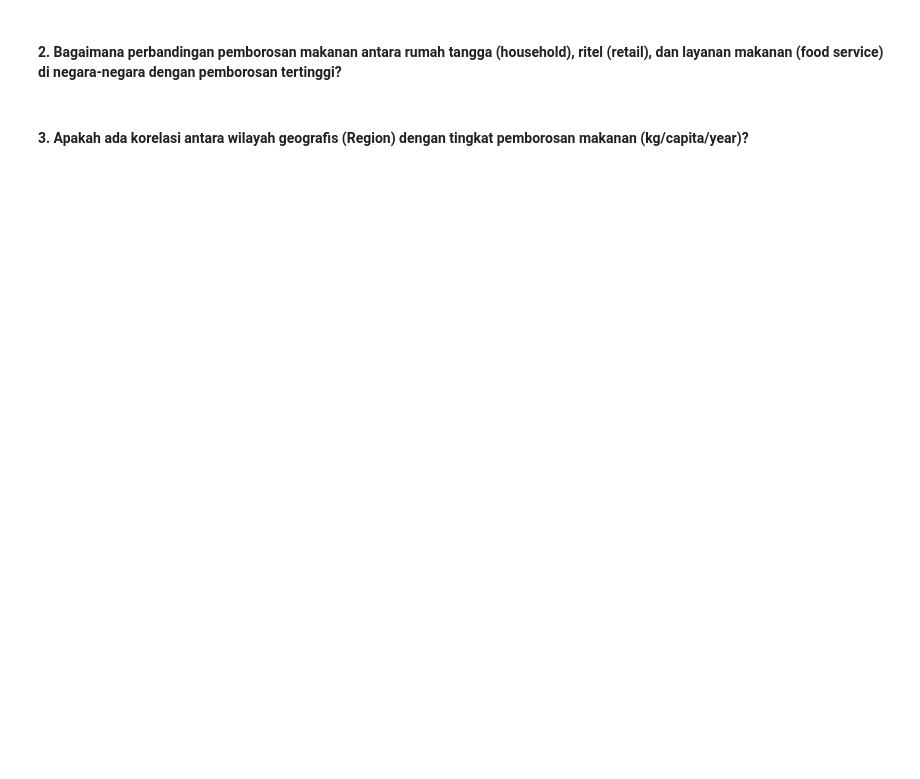
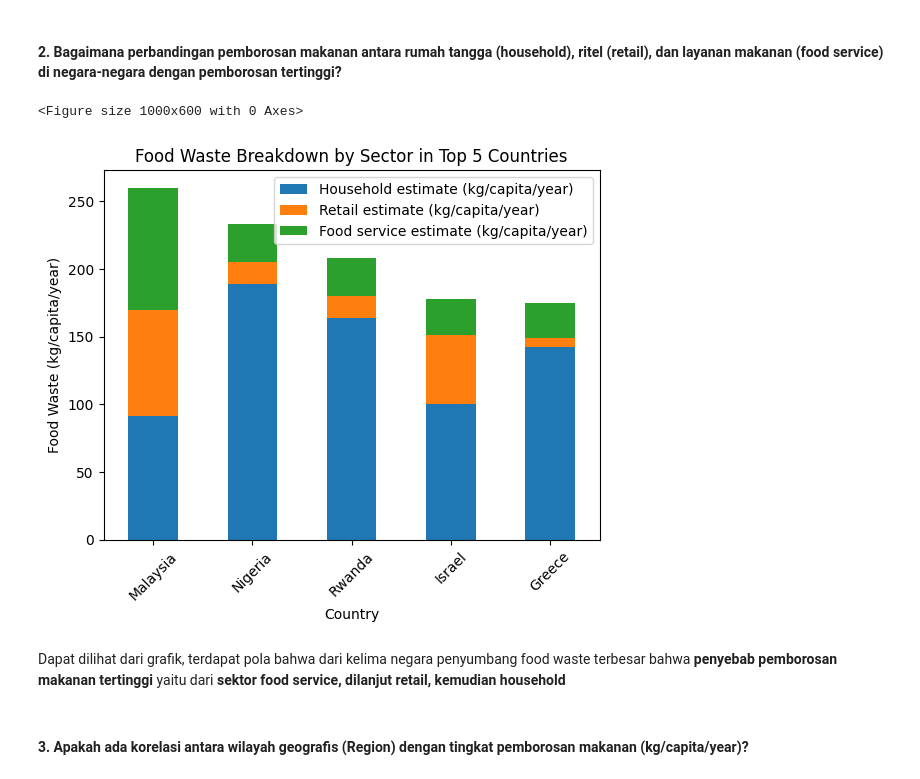
Before and after one commit to eben4ya/Food-Waste-EDA, a Jupyter notebook: Food-Waste.ipynb, the cells around one changed output. Cells and saved outputs as stored; diff of their text form; code cells hidden in the pictures; blank space fills up the shorter version.

```diff
--- a/Food-Waste.ipynb
+++ b/Food-Waste.ipynb
@@ -237,4 +257,18 @@ df1.to_csv('./food-waste-dataset/cleaned_food-waste-dataset.csv', index=False)
 # %% [markdown]
 #### **2. Bagaimana perbandingan pemborosan makanan antara rumah tangga (household), ritel (retail), dan layanan makanan (food service) di negara-negara dengan pemborosan tertinggi?**
+# %%
+plt.figure(figsize=(10, 6))
+top_countries = df1.nlargest(5, 'combined figures (kg/capita/year)')
+
+top_countries.set_index('Country')[['Household estimate (kg/capita/year)', 'Retail estimate (kg/capita/year)', 'Food service estimate (kg/capita/year)']].plot(kind='bar', stacked=True)
+plt.title('Food Waste Breakdown by Sector in Top 5 Countries')
+plt.ylabel('Food Waste (kg/capita/year)')
+plt.xticks(rotation=45)
+plt.show()
+# %% [output]
+<Figure size 1000x600 with 0 Axes>
+[figure, added]
+# %% [markdown]
+Dapat dilihat dari grafik, terdapat pola bahwa dari kelima negara penyumbang food waste terbesar bahwa **penyebab pemborosan makanan tertinggi** yaitu dari **sektor food service, dilanjut retail, kemudian household**
 # %% [markdown]
 #### **3. Apakah ada korelasi antara wilayah geografis (Region) dengan tingkat pemborosan makanan (kg/capita/year)?**
```
Also changed, not shown: parts of 21 cells of this notebook.
